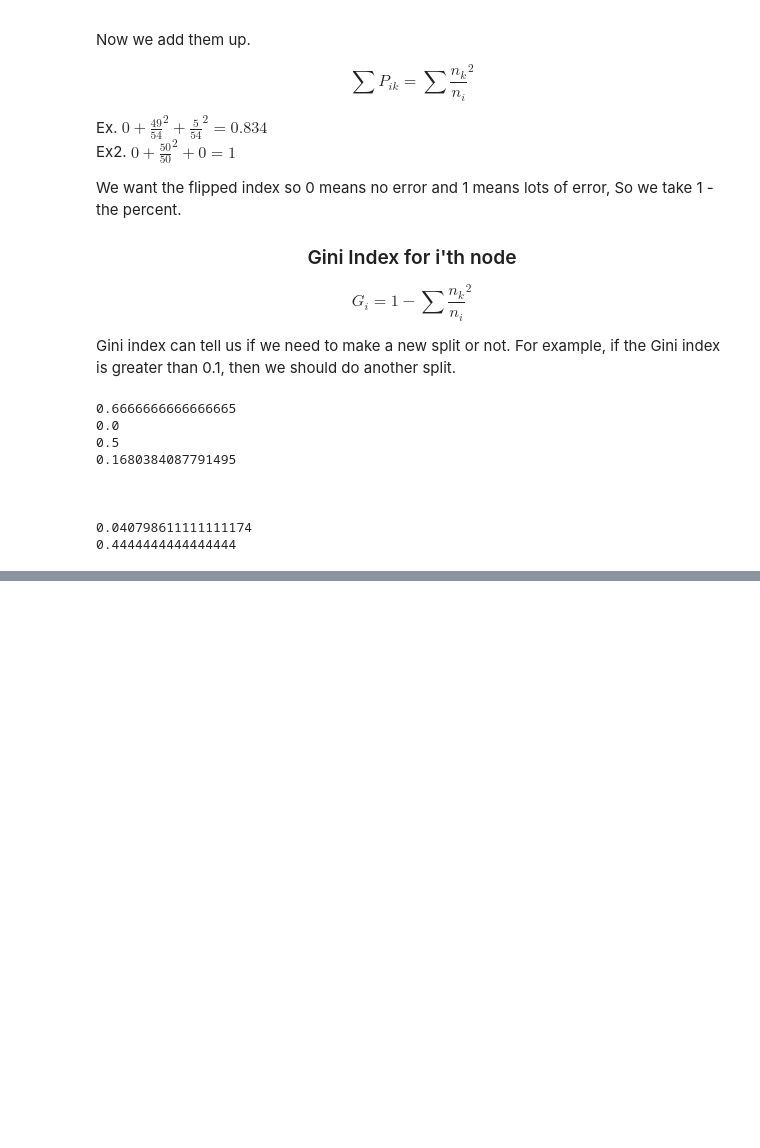
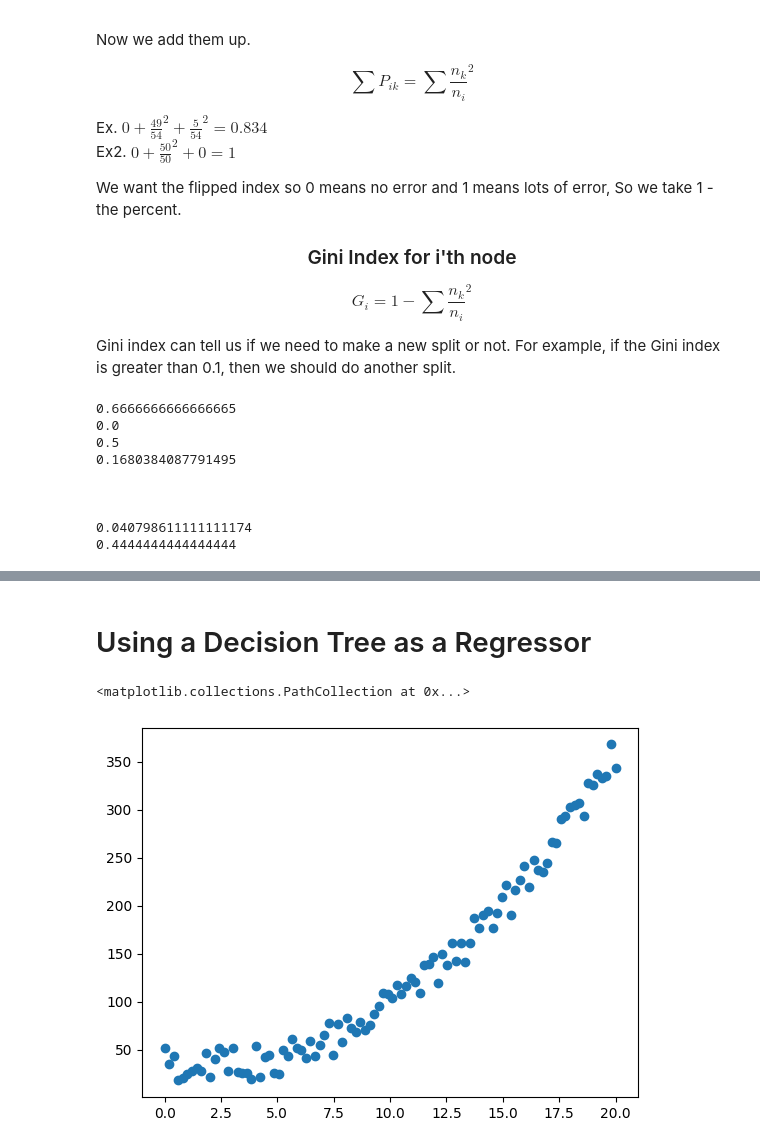
Before and after one commit to dustyshaw/machine-learning, a Jupyter notebook: notes/day13_decision_trees.ipynb, the cells around one changed output, grey strips where cells are left out. Saved outputs shown, nothing was run; the diff lists cells and outputs as text; code cells hidden in the pictures; blank space fills up the shorter version.

```diff
--- a/notes/day13_decision_trees.ipynb
+++ b/notes/day13_decision_trees.ipynb
@@ -149,0 +187,13 @@ from sklearn.tree import DecisionTreeClassifier
+# %% [markdown]
+# Using a Decision Tree as a Regressor
+# %%
+import numpy as np
+import matplotlib.pyplot as plt
+
+X = np.linspace(0, 20, 100)
+Y = X**2 - 4*X + 15.3 + 40*np.random.random(len(X))
+
+plt.scatter(X, Y)
+# %% [output]
+<matplotlib.collections.PathCollection at 0x...>
+[figure, added]
```
Also changed, not shown: parts of 14 cells of this notebook.
